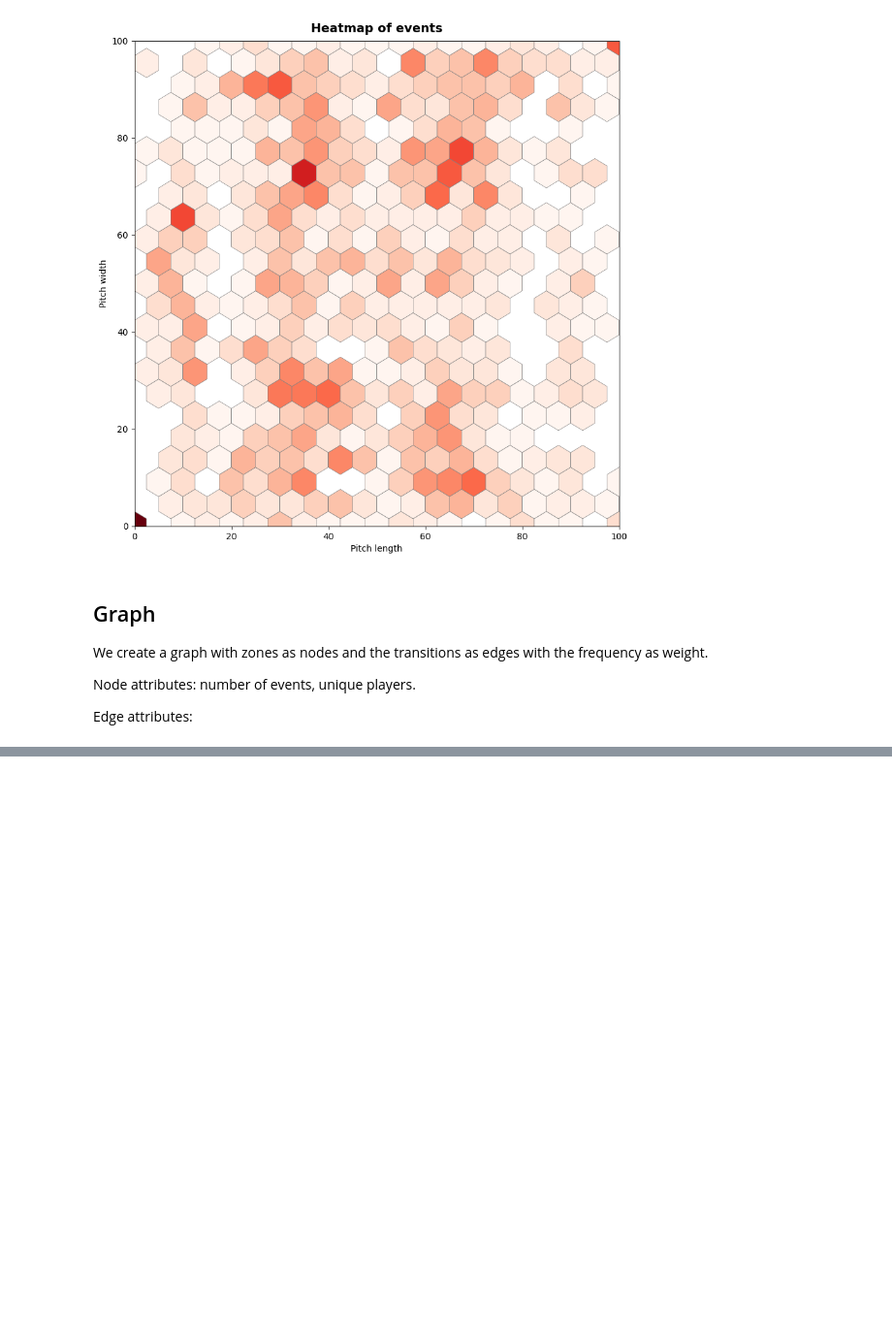
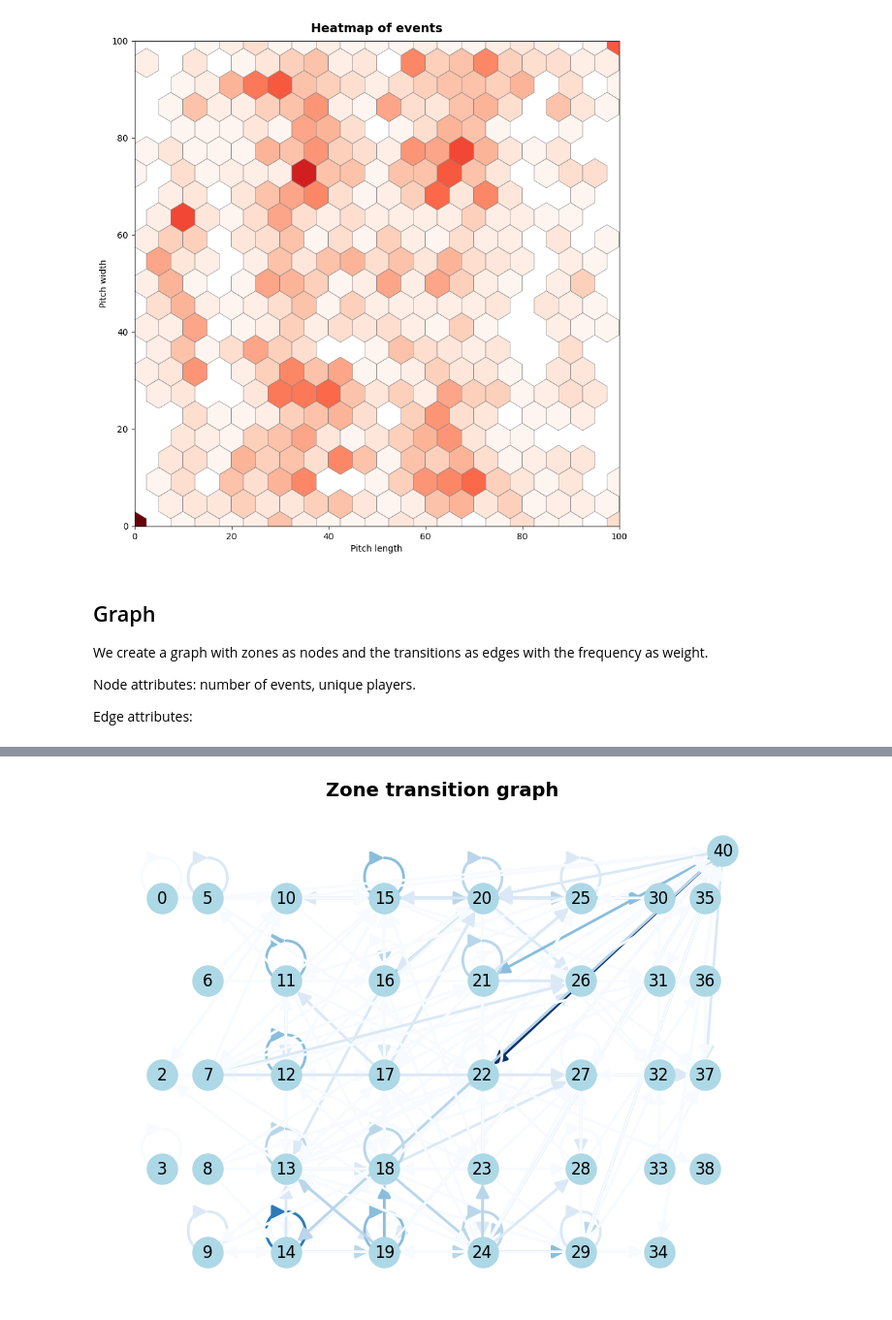
Before and after one commit to vladi2002/Football-Tactical-Clustering, a Jupyter notebook: graph.ipynb, the cells around one changed output, grey strips where cells are left out. Shown: that part at 97% size. Cells and saved outputs as stored; diff of their text form; code cells hidden in the pictures; blank space fills up the shorter version.

```diff
--- a/graph.ipynb
+++ b/graph.ipynb
@@ -854,0 +855,5 @@ plt.show()
+# %%
+G_home = build_transition_graph(df_home)
+visualise_transition_graph(G_home)
+# %% [output]
+[figure, added]
```
Also changed, not shown: parts of 14 cells of this notebook.
